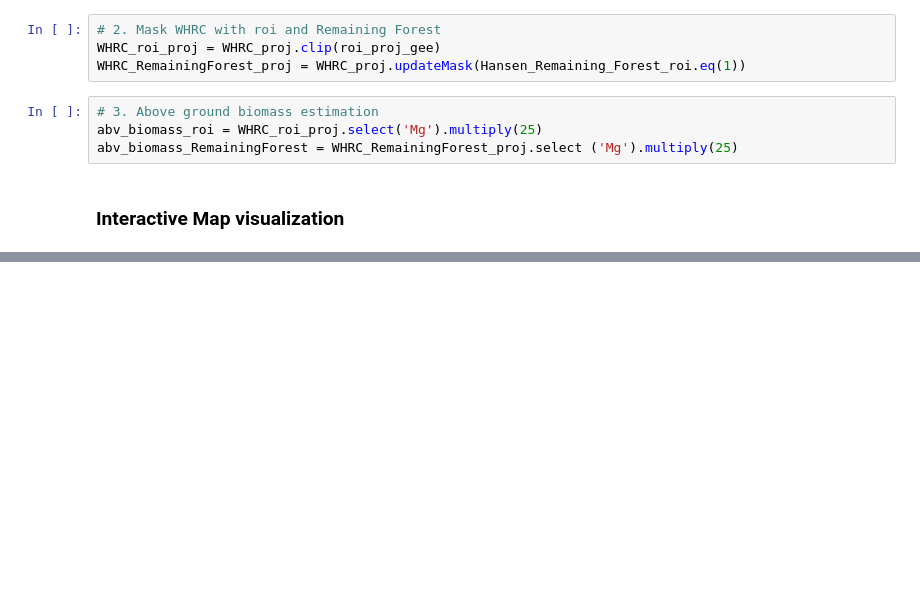
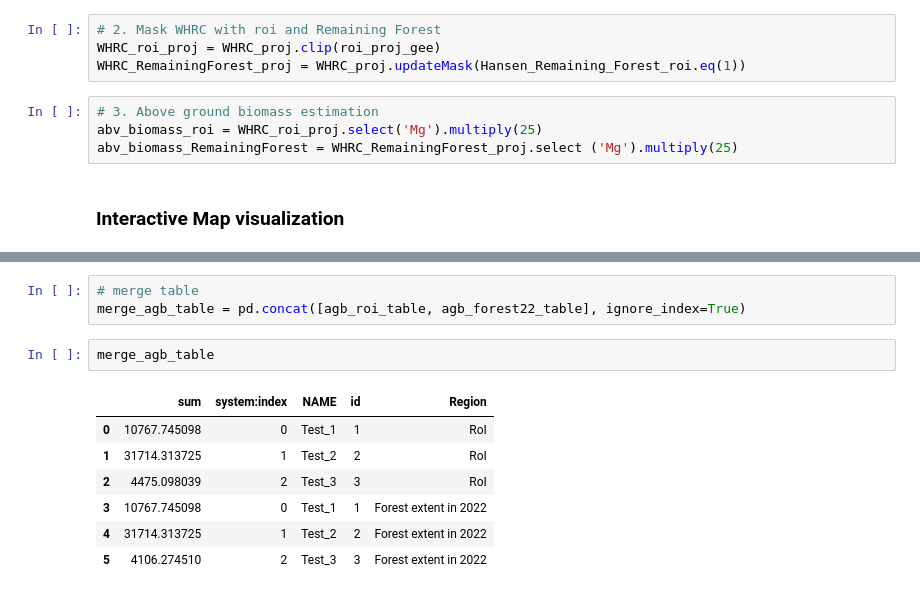
Before and after one commit to fadlielqorni/revalue-rapid-assessment, a Jupyter notebook: Global_AboveGroundBiomass_Assessment.ipynb, the cells around one changed output, grey strips where cells are left out. Cells and saved outputs as stored; diff of their text form; blank space fills up the shorter version.

```diff
--- a/Global_AboveGroundBiomass_Assessment.ipynb
+++ b/Global_AboveGroundBiomass_Assessment.ipynb
@@ -299,0 +323,13 @@ geemap.ee_export_image_to_drive(
+# %%
+# merge table
+merge_agb_table = pd.concat([agb_roi_table, agb_forest22_table], ignore_index=True)
+# %%
+merge_agb_table
+# %% [output]
+|  | sum | system:index | NAME | id | Region |
+| 0 | 10767.745098 | 0 | Test_1 | 1 | RoI |
+| 1 | 31714.313725 | 1 | Test_2 | 2 | RoI |
+| 2 | 4475.098039 | 2 | Test_3 | 3 | RoI |
+| 3 | 10767.745098 | 0 | Test_1 | 1 | Forest extent in 2022 |
+| 4 | 31714.313725 | 1 | Test_2 | 2 | Forest extent in 2022 |
+| 5 | 4106.274510 | 2 | Test_3 | 3 | Forest extent in 2022 |
```
Also changed, not shown: parts of 7 cells of this notebook.
